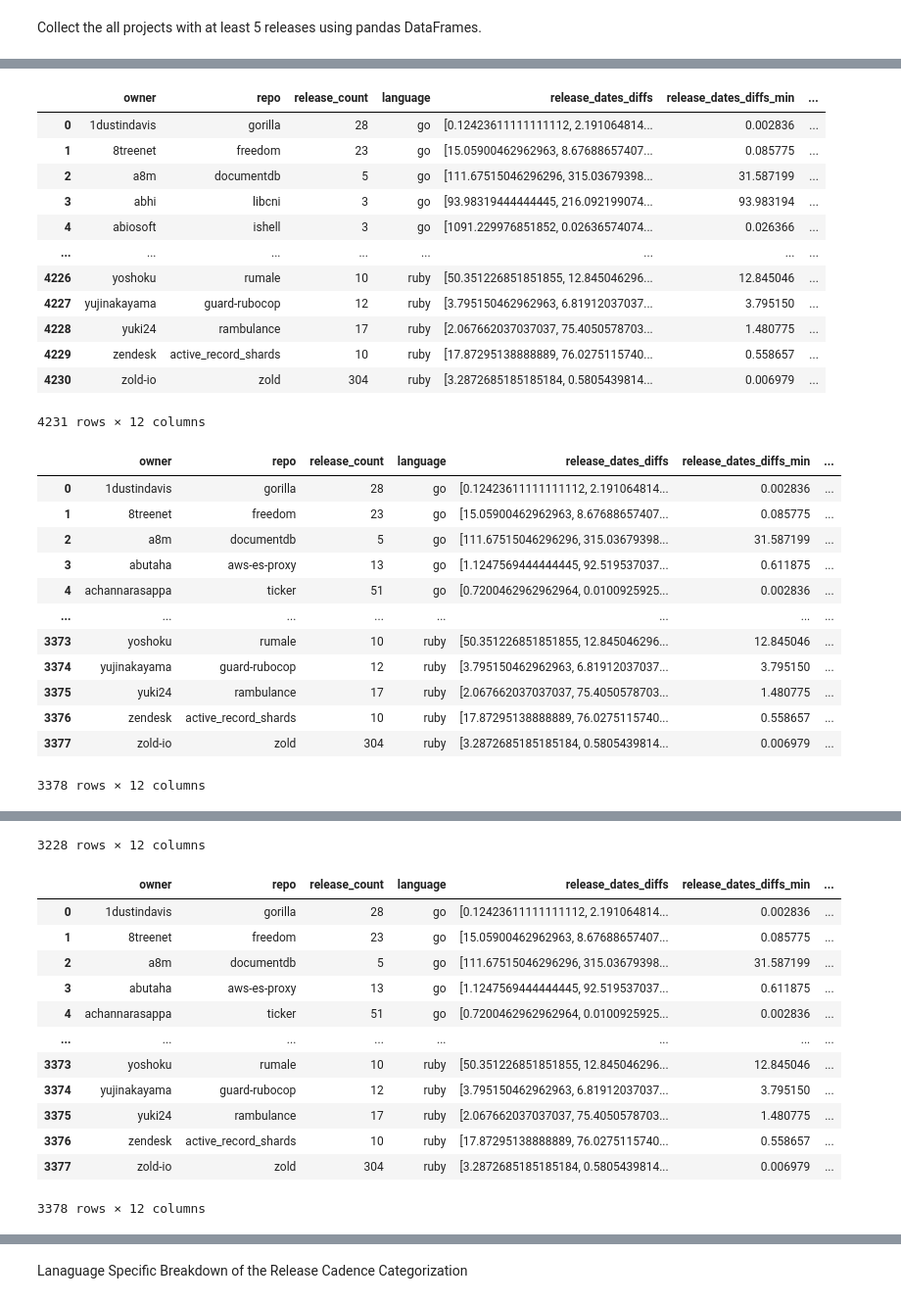
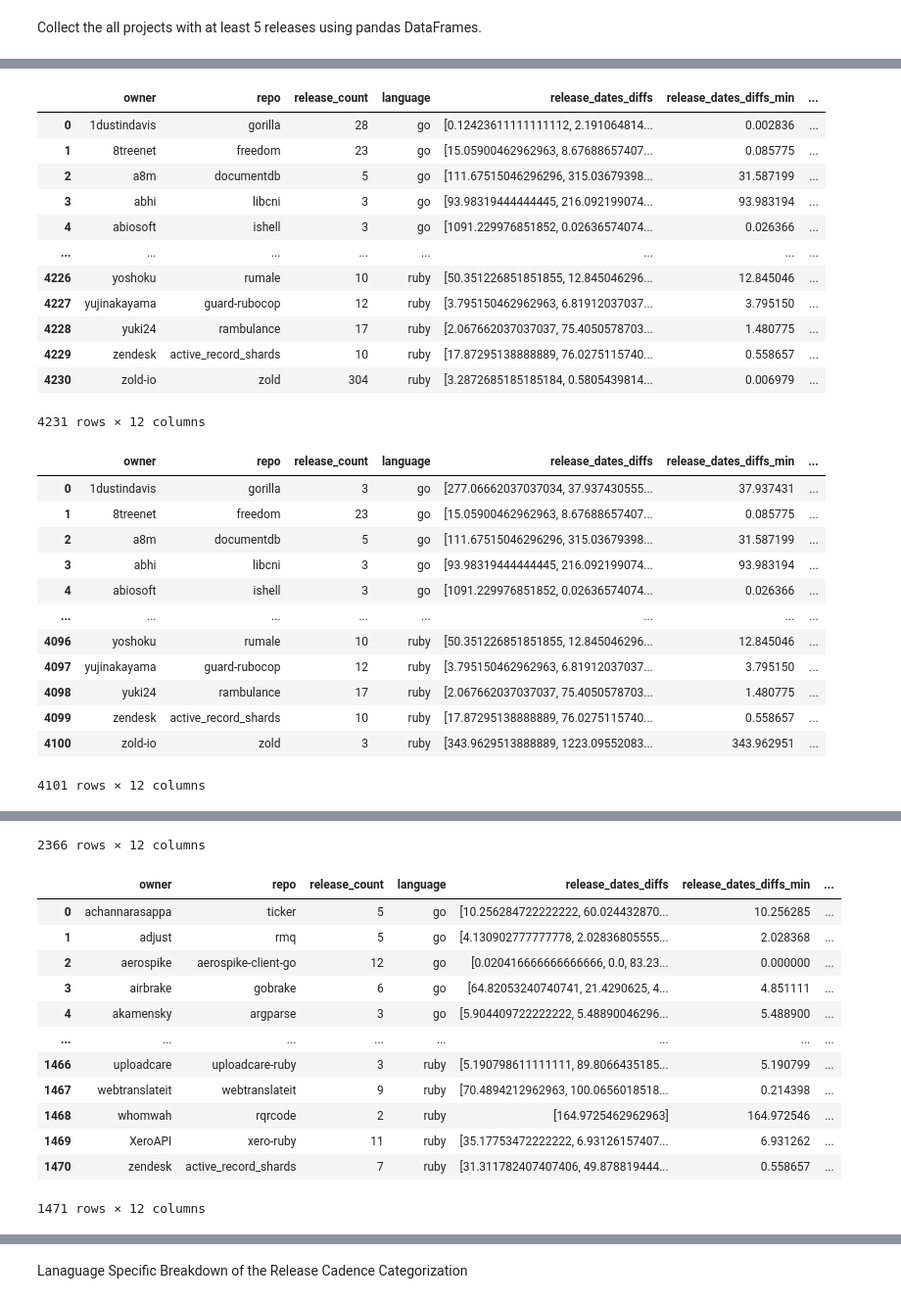
Before and after one commit to nathanbowness/MSR2023_MiningProject, a Jupyter notebook: 3_repo_release_analyzer.ipynb, the cells around one changed output, grey strips where cells are left out. Shown at 98% size. Saved outputs shown, nothing was run; the diff lists cells and outputs as text; code cells hidden in the pictures.

```diff
--- a/3_repo_release_analyzer.ipynb
+++ b/3_repo_release_analyzer.ipynb
@@ -149,9 +147,9 @@ def showDataFrame(releases_grouping):
     return releases
 
 all_releases = showDataFrame(all_language_releases)
-all_releases_min_5 = showDataFrame(all_language_releases_min_5)
-real_releases_min_5 = showDataFrame(all_real_language_releases_min_5)
-real_newer_releases_min_5 = showDataFrame(all_newer_lanaguage_release_min_5)
+real_releases = showDataFrame(real_language_releases)
+real_releases_since_2021 = showDataFrame(newer_real_lanaguage_releases_2021)
+real_releases_since_2022 = showDataFrame(newer_real_lanaguage_releases_2022)
 # %% [output]
 |  | owner | repo | release_count | language | release_dates_diffs | release_dates_diffs_min | ... |
 | 0 | 1dustindavis | gorilla | 28 | go | [0.12423611111111112, 2.191064814... | 0.002836 | ... |
@@ -167,16 +165,16 @@ real_newer_releases_min_5 = showDataFrame(all_newer_lanaguage_release_min_5)
 | 4230 | zold-io | zold | 304 | ruby | [3.2872685185185184, 0.5805439814... | 0.006979 | ... |
 4231 rows × 12 columns
 |  | owner | repo | release_count | language | release_dates_diffs | release_dates_diffs_min | ... |
-| 0 | 1dustindavis | gorilla | 28 | go | [0.12423611111111112, 2.191064814... | 0.002836 | ... |
+| 0 | 1dustindavis | gorilla | 3 | go | [277.06662037037034, 37.937430555... | 37.937431 | ... |
 | 1 | 8treenet | freedom | 23 | go | [15.05900462962963, 8.67688657407... | 0.085775 | ... |
 | 2 | a8m | documentdb | 5 | go | [111.67515046296296, 315.03679398... | 31.587199 | ... |
-| 3 | abutaha | aws-es-proxy | 13 | go | [1.1247569444444445, 92.519537037... | 0.611875 | ... |
-| 4 | achannarasappa | ticker | 51 | go | [0.7200462962962964, 0.0100925925... | 0.002836 | ... |
+| 3 | abhi | libcni | 3 | go | [93.98319444444445, 216.092199074... | 93.983194 | ... |
+| 4 | abiosoft | ishell | 3 | go | [1091.229976851852, 0.02636574074... | 0.026366 | ... |
 | ... | ... | ... | ... | ... | ... | ... | ... |
-| 3373 | yoshoku | rumale | 10 | ruby | [50.351226851851855, 12.845046296... | 12.845046 | ... |
-| 3374 | yujinakayama | guard-rubocop | 12 | ruby | [3.795150462962963, 6.81912037037... | 3.795150 | ... |
-| 3375 | yuki24 | rambulance | 17 | ruby | [2.067662037037037, 75.4050578703... | 1.480775 | ... |
-| 3376 | zendesk | active_record_shards | 10 | ruby | [17.87295138888889, 76.0275115740... | 0.558657 | ... |
-| 3377 | zold-io | zold | 304 | ruby | [3.2872685185185184, 0.5805439814... | 0.006979 | ... |
+| 4096 | yoshoku | rumale | 10 | ruby | [50.351226851851855, 12.845046296... | 12.845046 | ... |
+| 4097 | yujinakayama | guard-rubocop | 12 | ruby | [3.795150462962963, 6.81912037037... | 3.795150 | ... |
+| 4098 | yuki24 | rambulance | 17 | ruby | [2.067662037037037, 75.4050578703... | 1.480775 | ... |
+| 4099 | zendesk | active_record_shards | 10 | ruby | [17.87295138888889, 76.0275115740... | 0.558657 | ... |
+| 4100 | zold-io | zold | 3 | ruby | [343.9629513888889, 1223.09552083... | 343.962951 | ... |
-3378 rows × 12 columns
+4101 rows × 12 columns
 |  | owner | repo | release_count | language | release_dates_diffs | release_dates_diffs_min | ... |
@@ -194,17 +192,17 @@ real_newer_releases_min_5 = showDataFrame(all_newer_lanaguage_release_min_5)
-3228 rows × 12 columns
+2366 rows × 12 columns
 |  | owner | repo | release_count | language | release_dates_diffs | release_dates_diffs_min | ... |
-| 0 | 1dustindavis | gorilla | 28 | go | [0.12423611111111112, 2.191064814... | 0.002836 | ... |
-| 1 | 8treenet | freedom | 23 | go | [15.05900462962963, 8.67688657407... | 0.085775 | ... |
-| 2 | a8m | documentdb | 5 | go | [111.67515046296296, 315.03679398... | 31.587199 | ... |
-| 3 | abutaha | aws-es-proxy | 13 | go | [1.1247569444444445, 92.519537037... | 0.611875 | ... |
-| 4 | achannarasappa | ticker | 51 | go | [0.7200462962962964, 0.0100925925... | 0.002836 | ... |
+| 0 | achannarasappa | ticker | 5 | go | [10.256284722222222, 60.024432870... | 10.256285 | ... |
+| 1 | adjust | rmq | 5 | go | [4.130902777777778, 2.02836805555... | 2.028368 | ... |
+| 2 | aerospike | aerospike-client-go | 12 | go | [0.020416666666666666, 0.0, 83.23... | 0.000000 | ... |
+| 3 | airbrake | gobrake | 6 | go | [64.82053240740741, 21.4290625, 4... | 4.851111 | ... |
+| 4 | akamensky | argparse | 3 | go | [5.904409722222222, 5.48890046296... | 5.488900 | ... |
 | ... | ... | ... | ... | ... | ... | ... | ... |
-| 3373 | yoshoku | rumale | 10 | ruby | [50.351226851851855, 12.845046296... | 12.845046 | ... |
-| 3374 | yujinakayama | guard-rubocop | 12 | ruby | [3.795150462962963, 6.81912037037... | 3.795150 | ... |
-| 3375 | yuki24 | rambulance | 17 | ruby | [2.067662037037037, 75.4050578703... | 1.480775 | ... |
-| 3376 | zendesk | active_record_shards | 10 | ruby | [17.87295138888889, 76.0275115740... | 0.558657 | ... |
-| 3377 | zold-io | zold | 304 | ruby | [3.2872685185185184, 0.5805439814... | 0.006979 | ... |
+| 1466 | uploadcare | uploadcare-ruby | 3 | ruby | [5.190798611111111, 89.8066435185... | 5.190799 | ... |
+| 1467 | webtranslateit | webtranslateit | 9 | ruby | [70.4894212962963, 100.0656018518... | 0.214398 | ... |
+| 1468 | whomwah | rqrcode | 2 | ruby | [164.9725462962963] | 164.972546 | ... |
+| 1469 | XeroAPI | xero-ruby | 11 | ruby | [35.17753472222222, 6.93126157407... | 6.931262 | ... |
+| 1470 | zendesk | active_record_shards | 7 | ruby | [31.311782407407406, 49.878819444... | 0.558657 | ... |
-3378 rows × 12 columns
+1471 rows × 12 columns
 # %%
 from plotly.express import box
 
```
Also changed, not shown: parts of 13 cells of this notebook.
